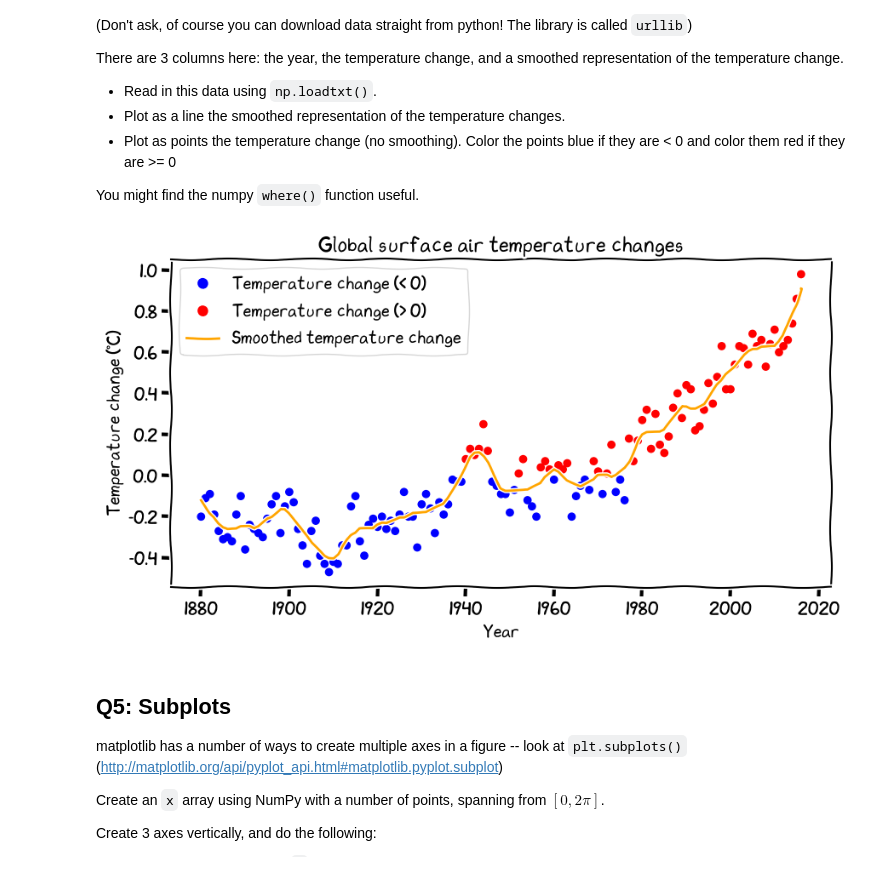
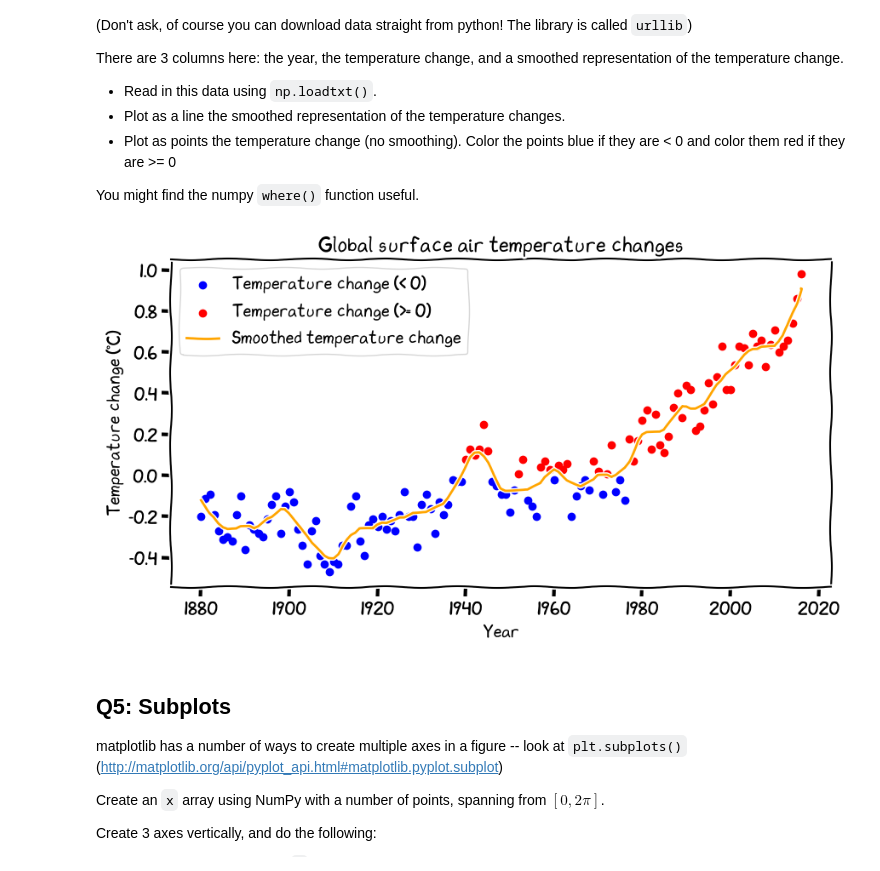
Before and after one commit to dgerosa/scientificcomputing_bicocca_2023, a Jupyter notebook: working/L03_matplotlib.ipynb, the cells around one changed output. Saved outputs shown, nothing was run; the diff lists cells and outputs as text; code cells hidden in the pictures.

```diff
--- a/working/L03_matplotlib.ipynb
+++ b/working/L03_matplotlib.ipynb
@@ -24,58 +24,41 @@ You might find the numpy `where()` function useful.
 # %%
 url = "https://raw.githubusercontent.com/sbu-python-summer/python-tutorial/master/day-4/nasa-giss.txt"
 filename = "misc/nasa-giss.txt"
 
 if not os.path.exists(filename):
     urllib.request.urlretrieve(url, filename)
 
 data = np.loadtxt(filename)
 
 years = data[:, 0]
 temperatures = data[:, 1]
 temperatures_smoothed = data[:, 2]
 
 plt.xkcd()
 plt.figure(figsize=(10, 5))
+plt.scatter(
+    years[temperatures < 0],
+    temperatures[temperatures < 0],
+    color="blue",
+    label="Temperature change (< 0)",
+)
+plt.scatter(
+    years[temperatures > 0],
+    temperatures[temperatures >= 0],
+    color="red",
+    label="Temperature change (>= 0)",
+)
 plt.plot(
     years, temperatures_smoothed, label="Smoothed temperature change", color="orange"
-)
-
-colors = np.where(temperatures < 0, "blue", "red")
-plt.scatter(years, temperatures, color=colors)
-
-# Artifact
-blue_dot = plt.Line2D(
-    [0],
-    [0],
-    marker="o",
-    color="w",
-    markerfacecolor="blue",
-    markersize=10,
-    label="Temperature change (< 0)",
-)
-red_dot = plt.Line2D(
-    [0],
-    [0],
-    marker="o",
-    color="w",
-    markerfacecolor="red",
-    markersize=10,
-    label="Temperature change (> 0)",
 )
 
 plt.xlabel("Year")
 plt.ylabel("Temperature change (°C)")
 plt.title("Global surface air temperature changes")
-plt.legend(
-    handles=[
-        blue_dot,
-        red_dot,
-        plt.Line2D([0], [0], color="orange", label="Smoothed temperature change"),
-    ]
-)
+plt.legend()
 plt.show()
 # %% [output]
-[figure, old version]
+[figure, new version]
 # %% [markdown]
 ## Q5: Subplots
 
```
Also changed, not shown: parts of 1 cell of this notebook, 7 other files.
